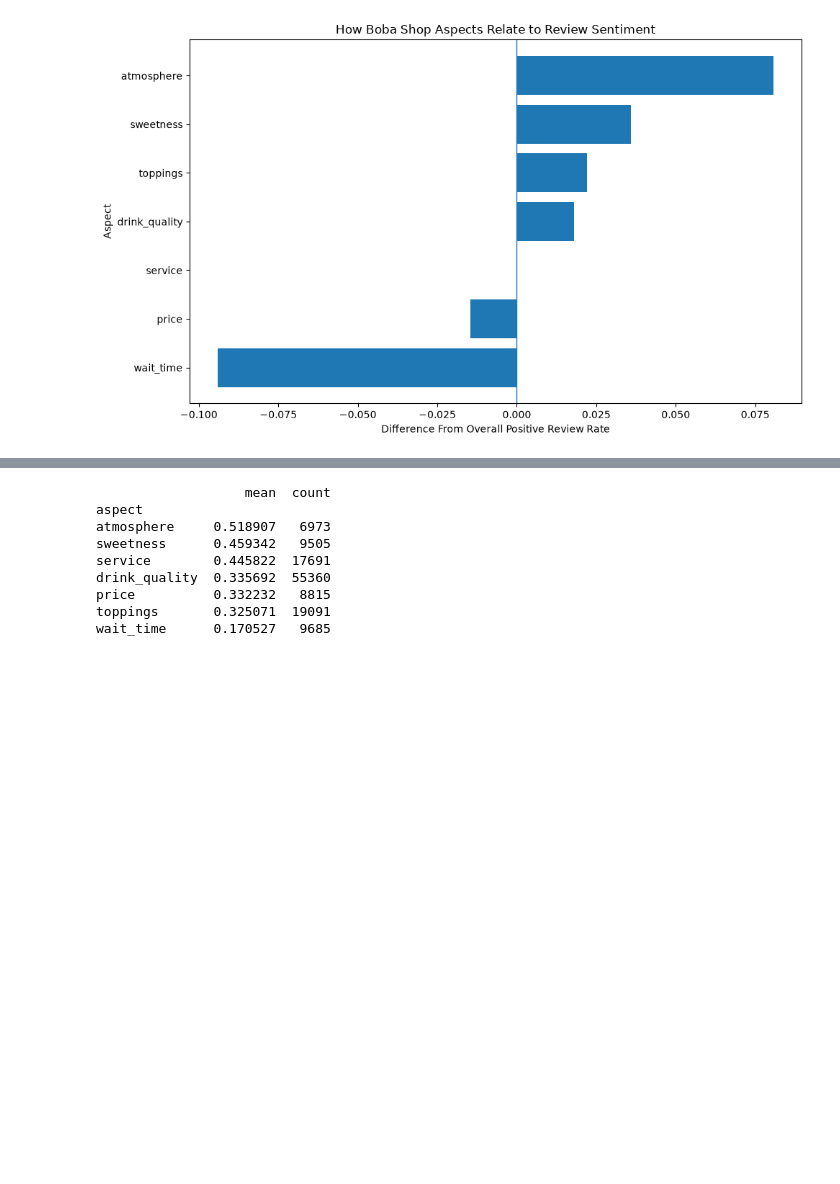
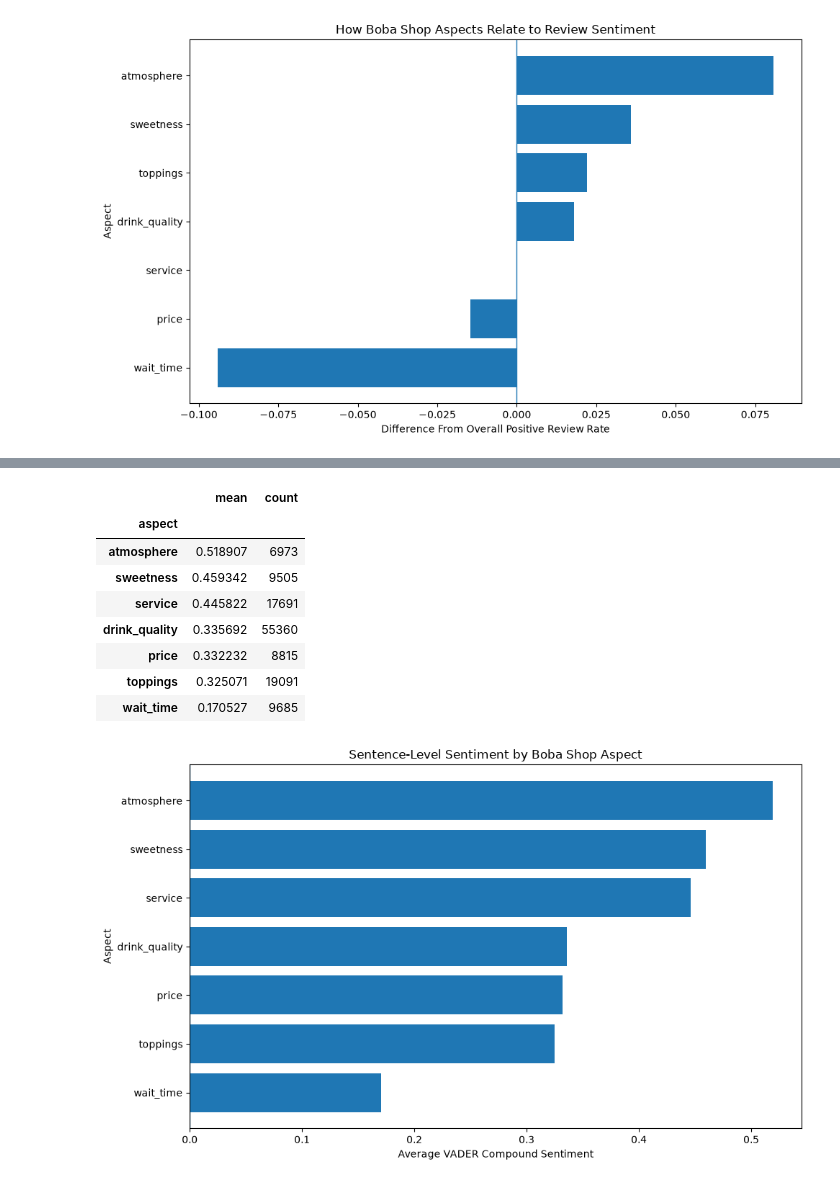
Before and after one commit to pstajvidi/Boba_Review_Analysis, a Jupyter notebook: boba_review_project.ipynb, the cells around one changed output, grey strips where cells are left out. Drawn from its saved outputs; the diff is of its cells as text; code cells hidden in the pictures; blank space fills up the shorter version.

```diff
--- a/boba_review_project.ipynb
+++ b/boba_review_project.ipynb
@@ -744,16 +981,48 @@ aspect_sentiment_summary = (
     )
 )
 
-print(
+display(
     aspect_sentiment_summary
 )
 # %% [output]
-                   mean  count
-aspect
-atmosphere     0.518907   6973
-sweetness      0.459342   9505
-service        0.445822  17691
-drink_quality  0.335692  55360
-price          0.332232   8815
-toppings       0.325071  19091
-wait_time      0.170527   9685
+|  | mean | count |
+| aspect |  |  |
+| atmosphere | 0.518907 | 6973 |
+| sweetness | 0.459342 | 9505 |
+| service | 0.445822 | 17691 |
+| drink_quality | 0.335692 | 55360 |
+| price | 0.332232 | 8815 |
+| toppings | 0.325071 | 19091 |
+| wait_time | 0.170527 | 9685 |
+# %%
+plot_data = (
+    aspect_sentiment_summary
+    .sort_values("mean")
+)
+
+plt.figure(figsize=(10, 6))
+
+plt.barh(
+    plot_data.index,
+    plot_data["mean"]
+)
+
+plt.axvline(
+    0,
+    linewidth=1
+)
+
+plt.xlabel(
+    "Average VADER Compound Sentiment"
+)
+
+plt.ylabel("Aspect")
+
+plt.title(
+    "Sentence-Level Sentiment by Boba Shop Aspect"
+)
+
+plt.tight_layout()
+plt.show()
+# %% [output]
+[figure, added]
```
Also changed, not shown: parts of 38 cells of this notebook, 1 other file.
